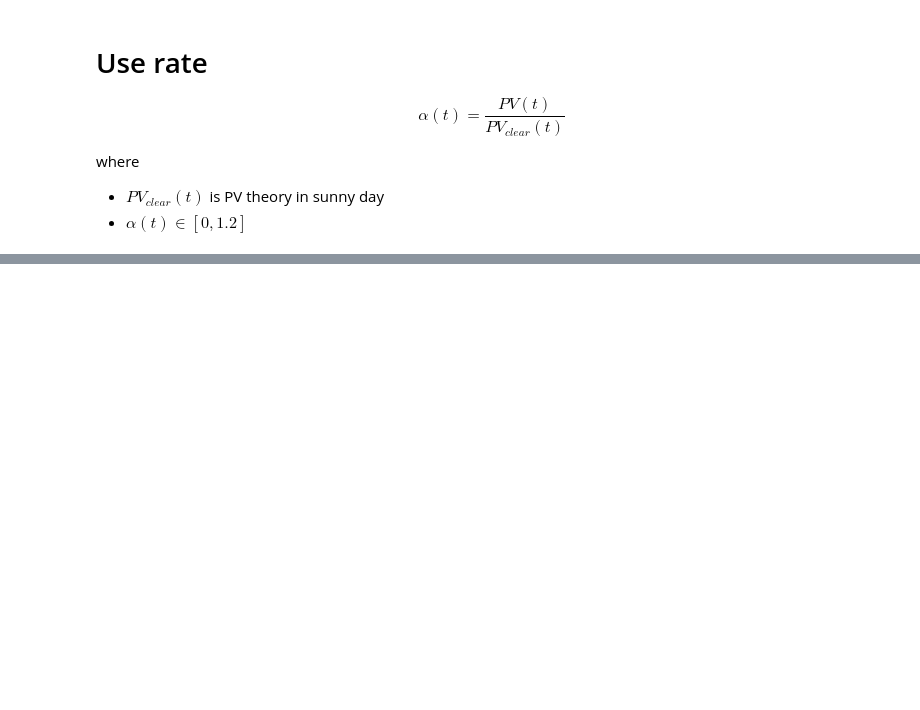
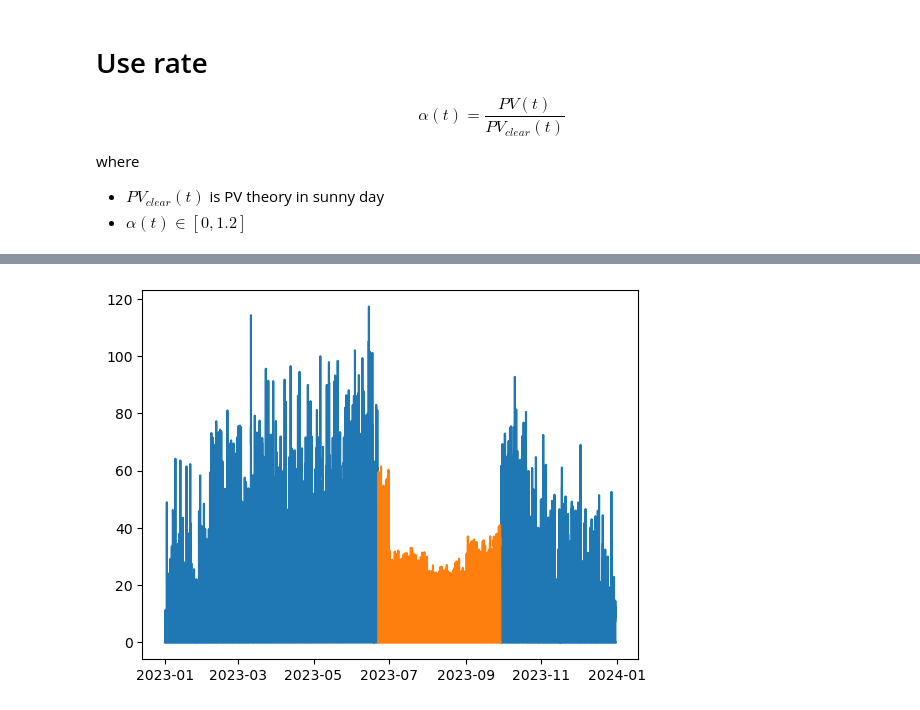
Before and after one commit to SpongeStark/Pre-PhD, a Jupyter notebook: demo/train_fill.ipynb, the cells around one changed output, grey strips where cells are left out. Drawn from its saved outputs; the diff is of its cells as text; code cells hidden in the pictures; blank space fills up the shorter version.

```diff
--- a/demo/train_fill.ipynb
+++ b/demo/train_fill.ipynb
@@ -259,21 +276,27 @@ model.fit(X, y)
 # %%
 # 对缺失段预测 α，并还原 PV
 
-missing_mask = df["PV"].isna()
+missing_mask = ~train_mask
 
-df.loc[missing_mask, "alpha_pred"] = model.predict(
-    df.loc[missing_mask, feature_cols]
+dts.loc[missing_mask, "alpha_pred"] = model.predict(
+    dts.loc[missing_mask, features]
 )
 
 # 物理裁剪
-df["alpha_pred"] = df["alpha_pred"].clip(0, 1.2)
+dts["alpha_pred"] = dts["alpha_pred"].clip(0, 1.2)
 
 # 还原功率
-df.loc[missing_mask, "PV_pred"] = (
-    df.loc[missing_mask, "alpha_pred"] *
-    df.loc[missing_mask, "PV_clear"]
+dts.loc[missing_mask, "PV_pred"] = (
+    dts.loc[missing_mask, "alpha_pred"] *
+    dts.loc[missing_mask, "PV_clear"]
 )
 # %%
 # 夜间强制为0
-night_mask = (df["hour"] < 6) | (df["hour"] > 18)
-df.loc[night_mask, "PV_pred"] = 0.0
+night_mask = (dts["hour"] < 6) | (dts["hour"] > 18)
+dts.loc[night_mask, "PV_pred"] = 0.0
+# %%
+plt.plot(dts['Date'], np.where(train_mask, dts['PV'], np.nan))
+plt.plot(dts['Date'], np.where(missing_mask, dts['PV_pred'], np.nan))
+plt.show()
+# %% [output]
+[figure, added]
```
Also changed, not shown: parts of 4 cells of this notebook.
